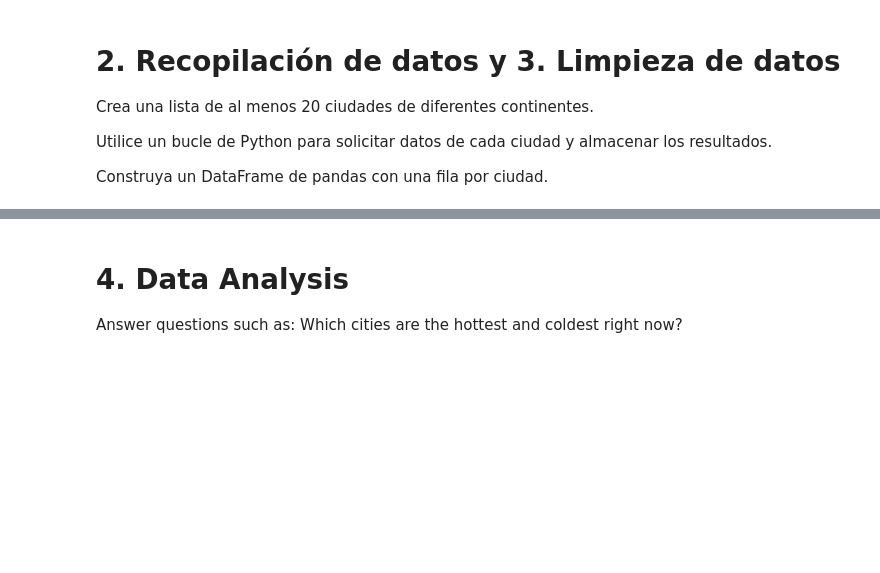
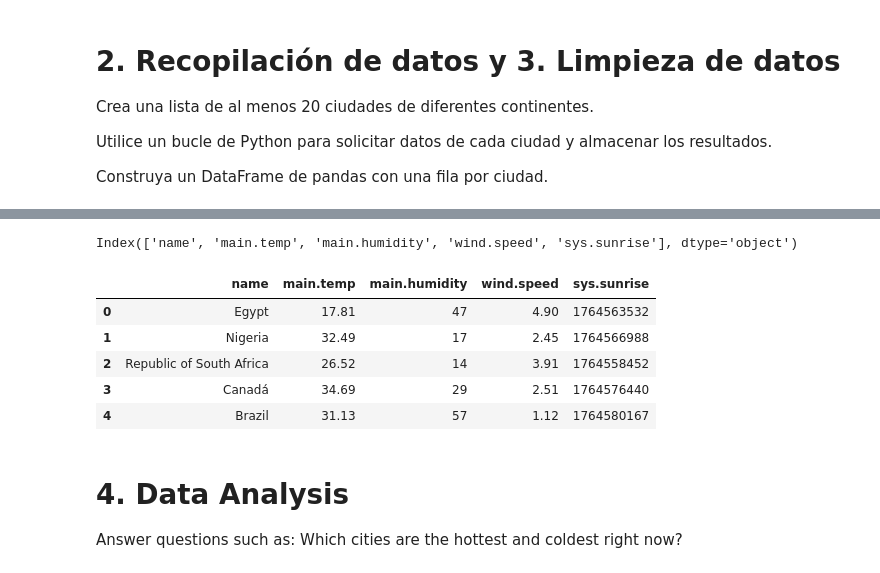
Before and after one commit to sebasrt97/Weather-Data-Analysis-with-a-public-API, a Jupyter notebook: Api/apy.ipynb, the cells around one changed output, grey strips where cells are left out. Cells and saved outputs as stored; diff of their text form; code cells hidden in the pictures; blank space fills up the shorter version.

```diff
--- a/Api/apy.ipynb
+++ b/Api/apy.ipynb
@@ -100,6 +137,19 @@ df_final.to_csv('PaisesTempetaura.csv')
 df_final=pd.read_csv("../Api/PaisesTempetaura.csv")
 # %%
 df_final=df_final.drop(columns='Unnamed: 0')
+# %%
+df_final.columns
+# %% [output]
+Index(['name', 'main.temp', 'main.humidity', 'wind.speed', 'sys.sunrise'], dtype='object')
+# %%
+df_final.head()
+# %% [output]
+|  | name | main.temp | main.humidity | wind.speed | sys.sunrise |
+| 0 | Egypt | 17.81 | 47 | 4.90 | 1764563532 |
+| 1 | Nigeria | 32.49 | 17 | 2.45 | 1764566988 |
+| 2 | Republic of South Africa | 26.52 | 14 | 3.91 | 1764558452 |
+| 3 | Canadá | 34.69 | 29 | 2.51 | 1764576440 |
+| 4 | Brazil | 31.13 | 57 | 1.12 | 1764580167 |
 # %% [markdown]
 # 4. Data Analysis
 
```
Also changed, not shown: parts of 17 cells of this notebook.
